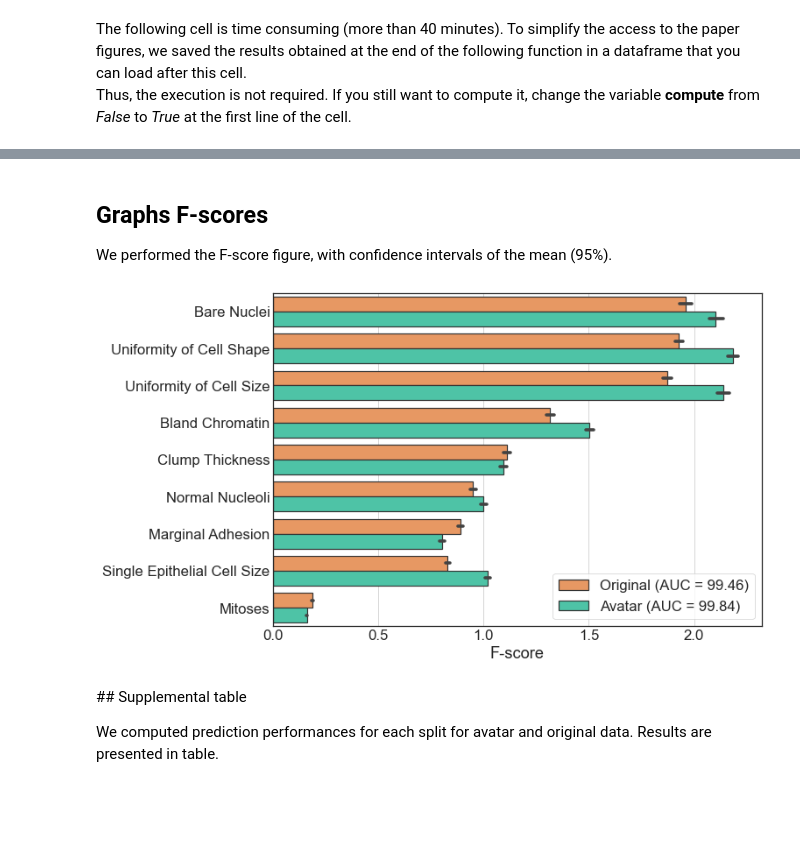
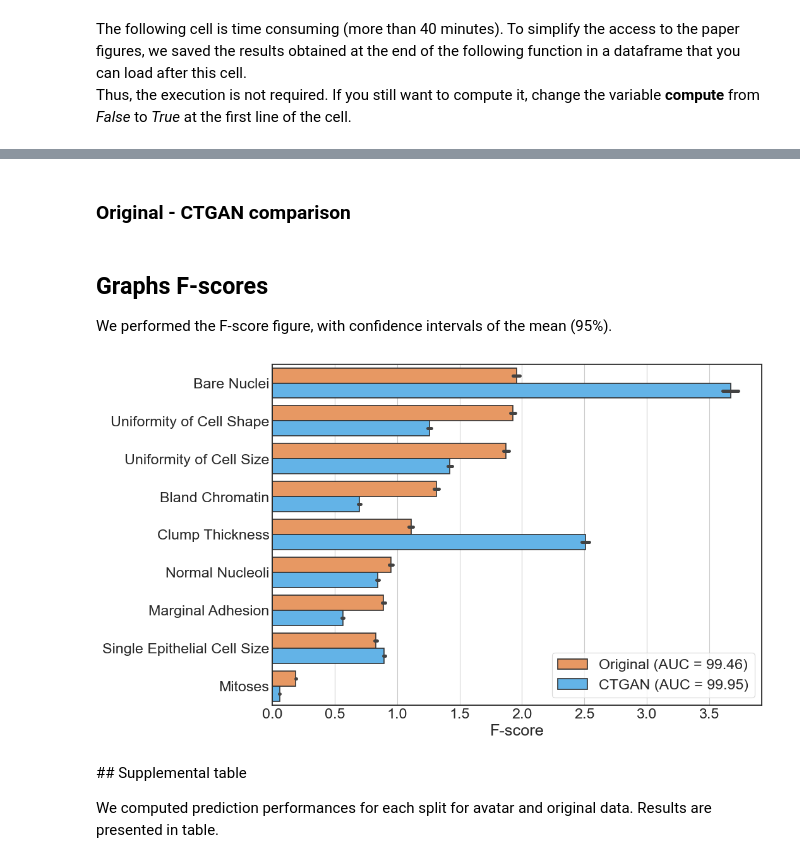
Before and after one commit to octopize/avatar-paper, a Jupyter notebook: notebooks/1.1.WBCD_SVM_model_python.ipynb, the cells around one changed output, grey strips where cells are left out. Cells and saved outputs as stored; diff of their text form; code cells hidden in the pictures; blank space fills up the shorter version.

Commit message:
feat(results): add support for comparative analysis

```diff
--- a/notebooks/1.1.WBCD_SVM_model_python.ipynb
+++ b/notebooks/1.1.WBCD_SVM_model_python.ipynb
@@ -298,0 +435,22 @@ if compute == False:
+# %%
+if compute == False:
+    # load results
+    df_scores_70 = pd.read_csv("../datasets/results_df/WBCD_synthpop_f-score_variousSplit.csv")
+    df_res_70 = pd.read_csv("../datasets/results_df/WBCD_synthpop_perf_variousSplit.csv")
+
+    auc_original = df_res_70.loc[
+        (df_res_70.perf == "auc") & (df_res_70.type == "Original"), "0"
+    ]
+    auc_synthpop = df_res_70.loc[
+        (df_res_70.perf == "auc") & (df_res_70.type == "Synthpop"), "0"
+    ]
+
+    df_scores_70.type = df_scores_70.type.replace(
+        "Original",
+        "Original (AUC = " + str(round(np.mean(auc_original) * 100, 2)) + ")",
+    )  # \u00B1 " + str(round(np.std(auc_original), 3)) + "
+    df_scores_70.type = df_scores_70.type.replace(
+        "Synthpop", "Synthpop (AUC = " + str(round(np.mean(auc_synthpop) * 100, 2)) + ")"
+    )  # \u00B1 " + str(round(np.std(auc_synthpop), 3)) + ")")
+# %% [markdown]
+### Original - CTGAN comparison
@@ -299,3 +581,25 @@ if compute == False:
+# %%
+if compute == False:
+    # load results
+    df_scores_70 = pd.read_csv("../datasets/results_df/WBCD_ctgan_f-score_variousSplit.csv")
+    df_scores_70 = df_scores_70.drop(['Unnamed: 0'], axis=1)
+    df_res_70 = pd.read_csv("../datasets/results_df/WBCD_ctgan_perf_variousSplit.csv")
+    df_res_70 = df_res_70.drop(['Unnamed: 0'], axis=1)
+
+    auc_original = df_res_70.loc[
+        (df_res_70.perf == "auc") & (df_res_70.type == "Original"), "0"
+    ]
+    auc_ctgan = df_res_70.loc[
+        (df_res_70.perf == "auc") & (df_res_70.type == "CTGAN"), "0"
+    ]
+
+    df_scores_70.type = df_scores_70.type.replace(
+        "Original",
+        "Original (AUC = " + str(round(np.mean(auc_original) * 100, 2)) + ")",
+    )  # \u00B1 " + str(round(np.std(auc_original), 3)) + "
+    df_scores_70.type = df_scores_70.type.replace(
+        "CTGAN", "CTGAN (AUC = " + str(round(np.mean(auc_ctgan) * 100, 2)) + ")"
+    )  # \u00B1 " + str(round(np.std(auc_ctgan), 3)) + ")")
 # %% [markdown]
 
 ## Graphs F-scores
@@ -316,35 +620,35 @@ with plt.style.context("seaborn-whitegrid"):
     ax1 = fig.add_subplot()
 
 # add barplot with confidence intervals.
 ax = sns.barplot(
     x="F-score",
     y="feature",
     hue="type",
     data=df_scores_70,
     order=[
         "Bare Nuclei",
         "Uniformity of Cell Shape",
         "Uniformity of Cell Size",
         "Bland Chromatin",
         "Clump Thickness",
         "Normal Nucleoli",
         "Marginal Adhesion",
         "Single Epithelial Cell Size",
         "Mitoses",
     ],
     ci=95,
     linewidth=1.2,
     edgecolor=".2",
     # color by avatar and original colors
-    palette=(colors.loc["original", "color"], colors.loc["avatar", "color"]),
+    palette=(colors.loc["original", "color"], colors.loc["ctgan", "color"]),
 )
 
 ax.set(ylabel="")
 plt.legend(title="", loc="lower right");
 
 # plt.savefig("../figures/WBCD_f-score_70_30.svg", format = "svg", bbox_inches = "tight")
 # %% [output]
-[figure, old version]
+[figure, new version]
 # %% [markdown]
 ## Supplemental table
 
```
Also changed, not shown: parts of 8 cells of this notebook, 21 other files.
